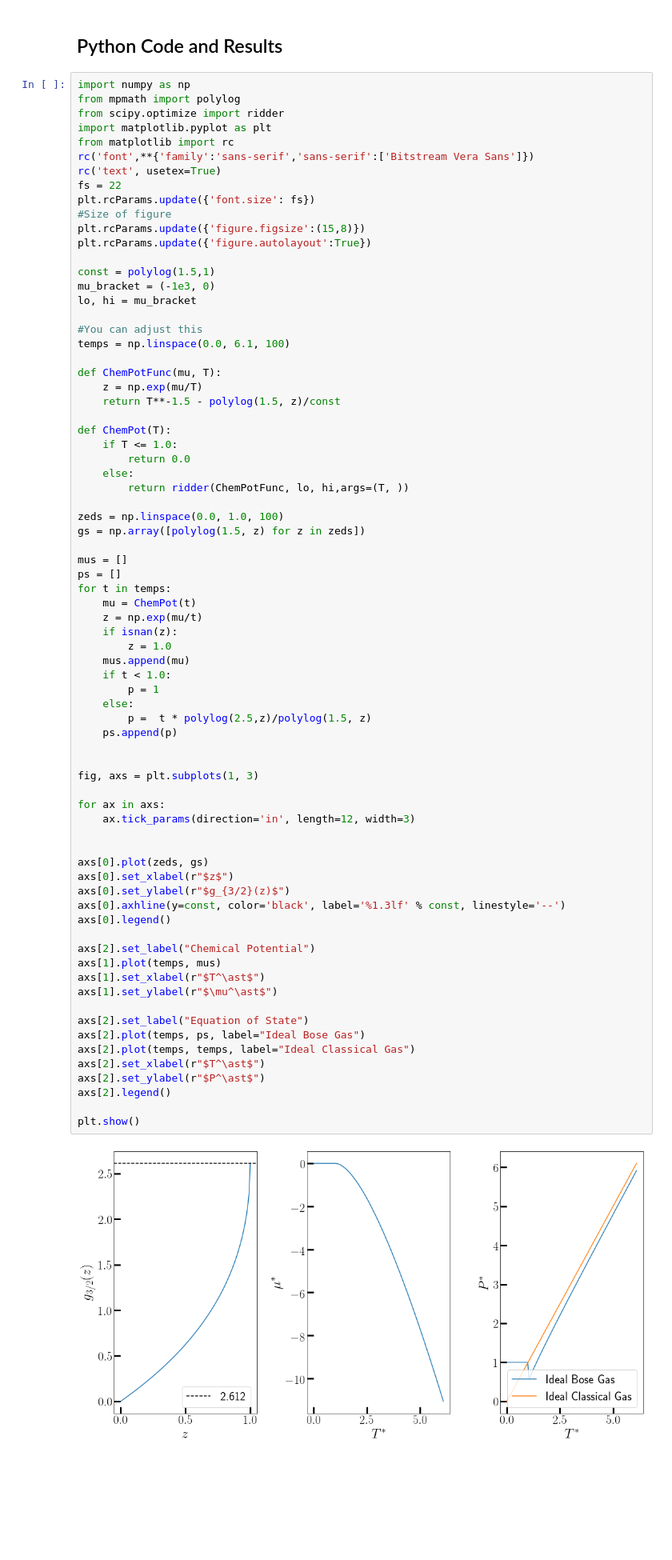
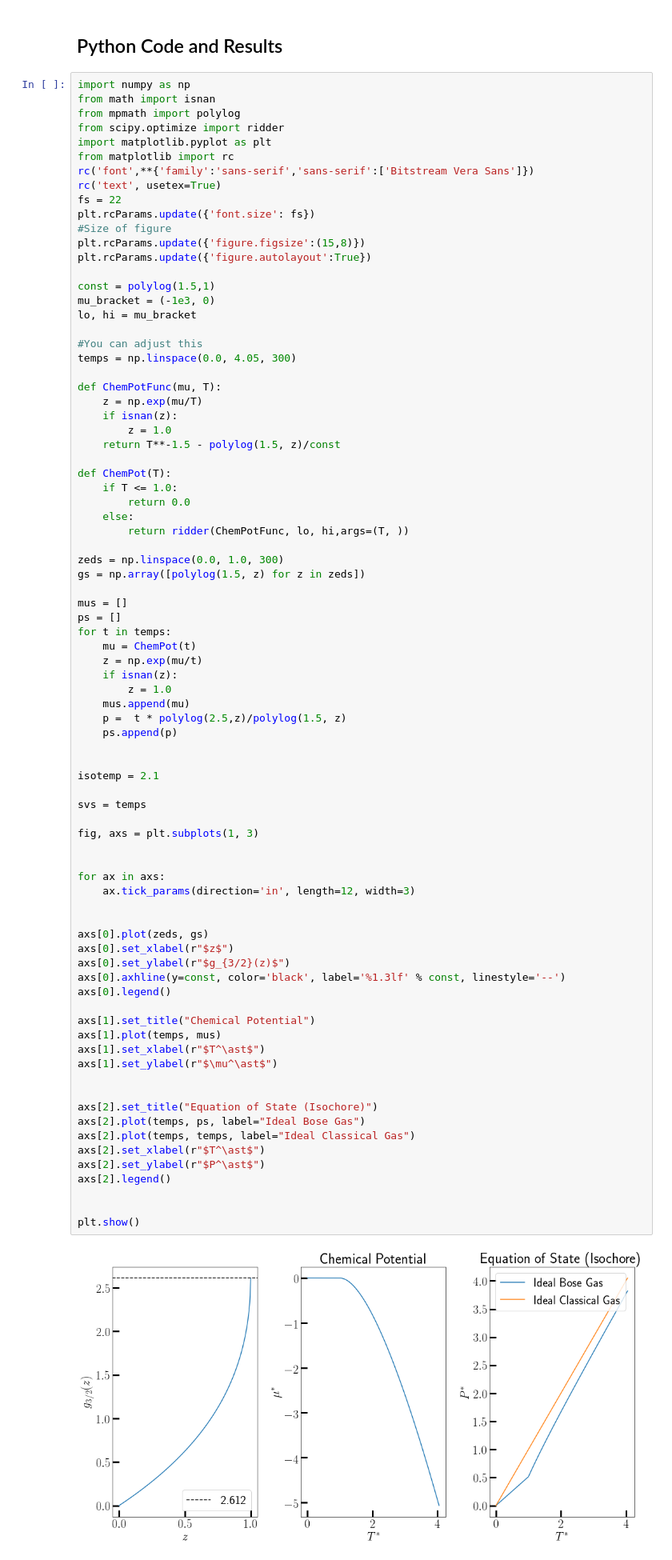
Before and after one commit to hariseldon99/StatMechCodes, a Jupyter notebook: BoseGas_ChemPot.ipynb, the cells around one changed output. Shown at 80% size. Cells and saved outputs as stored; diff of their text form; blank space fills up the shorter version.

```diff
--- a/BoseGas_ChemPot.ipynb
+++ b/BoseGas_ChemPot.ipynb
@@ -61,6 +66,7 @@ This result is also plotted below as a function of temperature, and contrasted w
 ## Python Code and Results
 # %%
 import numpy as np
+from math import isnan
 from mpmath import polylog
 from scipy.optimize import ridder
 import matplotlib.pyplot as plt
@@ -78,10 +84,12 @@ mu_bracket = (-1e3, 0)
 lo, hi = mu_bracket
 
 #You can adjust this
-temps = np.linspace(0.0, 6.1, 100)
+temps = np.linspace(0.0, 4.05, 300)
 
 def ChemPotFunc(mu, T):
     z = np.exp(mu/T)
+    if isnan(z):
+        z = 1.0
     return T**-1.5 - polylog(1.5, z)/const
 
 def ChemPot(T):
@@ -90,7 +98,7 @@ def ChemPot(T):
     else:
         return ridder(ChemPotFunc, lo, hi,args=(T, ))
 
-zeds = np.linspace(0.0, 1.0, 100)
+zeds = np.linspace(0.0, 1.0, 300)
 gs = np.array([polylog(1.5, z) for z in zeds])
 
 mus = []
@@ -101,40 +109,44 @@ for t in temps:
     if isnan(z):
         z = 1.0
     mus.append(mu)
-    if t < 1.0:
-        p = 1
-    else:
-        p =  t * polylog(2.5,z)/polylog(1.5, z)
+    p =  t * polylog(2.5,z)/polylog(1.5, z)
     ps.append(p)
 
 
+isotemp = 2.1
+
+svs = temps
+
 fig, axs = plt.subplots(1, 3)
+
 
 for ax in axs:
     ax.tick_params(direction='in', length=12, width=3)
 
 
 axs[0].plot(zeds, gs)
 axs[0].set_xlabel(r"$z$")
 axs[0].set_ylabel(r"$g_{3/2}(z)$")
 axs[0].axhline(y=const, color='black', label='%1.3lf' % const, linestyle='--')
 axs[0].legend()
 
-axs[2].set_label("Chemical Potential")
+axs[1].set_title("Chemical Potential")
 axs[1].plot(temps, mus)
 axs[1].set_xlabel(r"$T^\ast$")
 axs[1].set_ylabel(r"$\mu^\ast$")
 
-axs[2].set_label("Equation of State")
+
+axs[2].set_title("Equation of State (Isochore)")
 axs[2].plot(temps, ps, label="Ideal Bose Gas")
 axs[2].plot(temps, temps, label="Ideal Classical Gas")
 axs[2].set_xlabel(r"$T^\ast$")
 axs[2].set_ylabel(r"$P^\ast$")
 axs[2].legend()
 
+
 plt.show()
 # %% [output]
-[figure, old version]
+[figure, new version]
 # %% [markdown]
 ## Exercises:
 * Run the code above by loading it into [Jupyter](https://jupyter.org/), clicking on the code cell and pressing 'Shift-Enter'. Adjust the temperature range with the 'temps' variable and make plots for smaller and larger temperature ranges. Note that, in the definition of 'ChemPot', we have forced it to return a value of $0$ if $T < T_c$. What will happen if you remove this restriction? Why?
```
Also changed, not shown: parts of 2 cells of this notebook.
